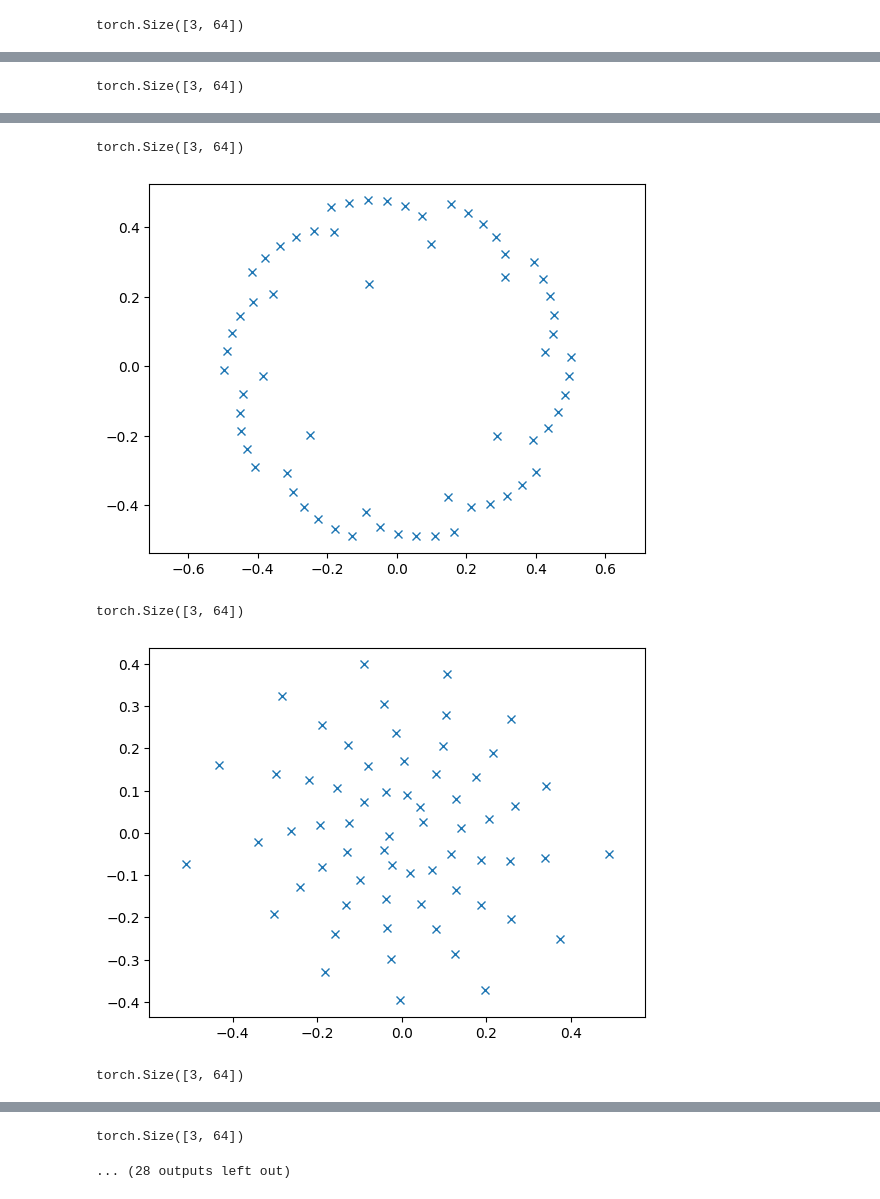
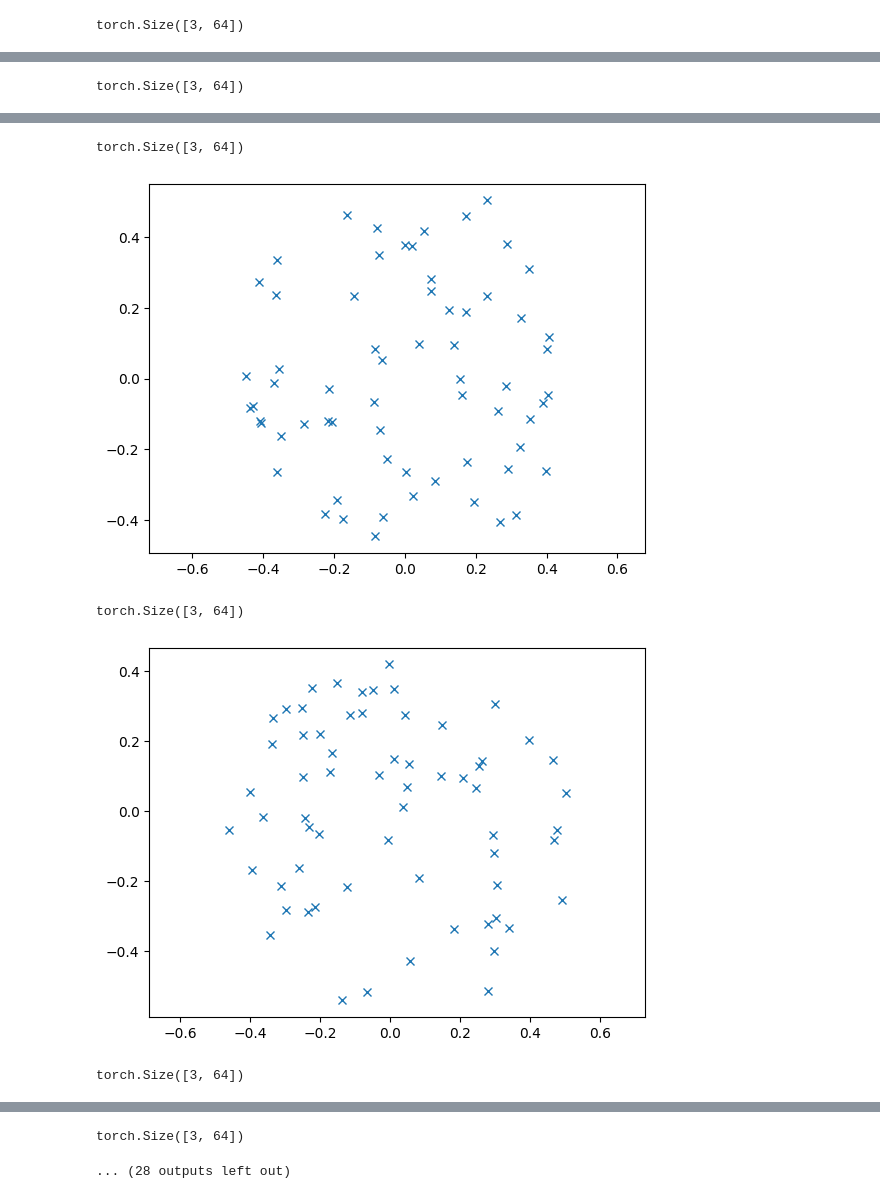
Before and after one commit to siavashzaid/geometry-aware-ssl, a Jupyter notebook: prototyping/acoupipe_prototyping.ipynb, the cells around one changed output, grey strips where cells are left out. Drawn from its saved outputs; the diff is of its cells as text; code cells hidden in the pictures.

```diff
--- a/prototyping/acoupipe_prototyping.ipynb
+++ b/prototyping/acoupipe_prototyping.ipynb
@@ -62,7 +109,7 @@ from scipy.spatial.distance import pdist
 
 
 test_generator = np.random.default_rng(seed=20006)
-config = VariableArrayConfig(mpos_fn=VogelHansenNew, mode="analytic", mic_sig_noise=False, generator=test_generator, min_nsources=1, max_nsources=4, min_num_mics=64, max_num_mics=64)
+config = VariableArrayConfig(mpos_fn=random_positions, mode="analytic", mic_sig_noise=False, generator=test_generator, min_nsources=1, max_nsources=4, min_num_mics=64, max_num_mics=64)
 
 dataset = DatasetSynthetic(config=config)
 
@@ -91,5 +138,5 @@ torch.Size([3, 64])
 torch.Size([3, 64])
-[figure, old version]
+[figure, new version]
 torch.Size([3, 64])
-[figure, old version]
+[figure, new version]
 torch.Size([3, 64])
```
Also changed, not shown: parts of 2 cells of this notebook, 4 other files.
